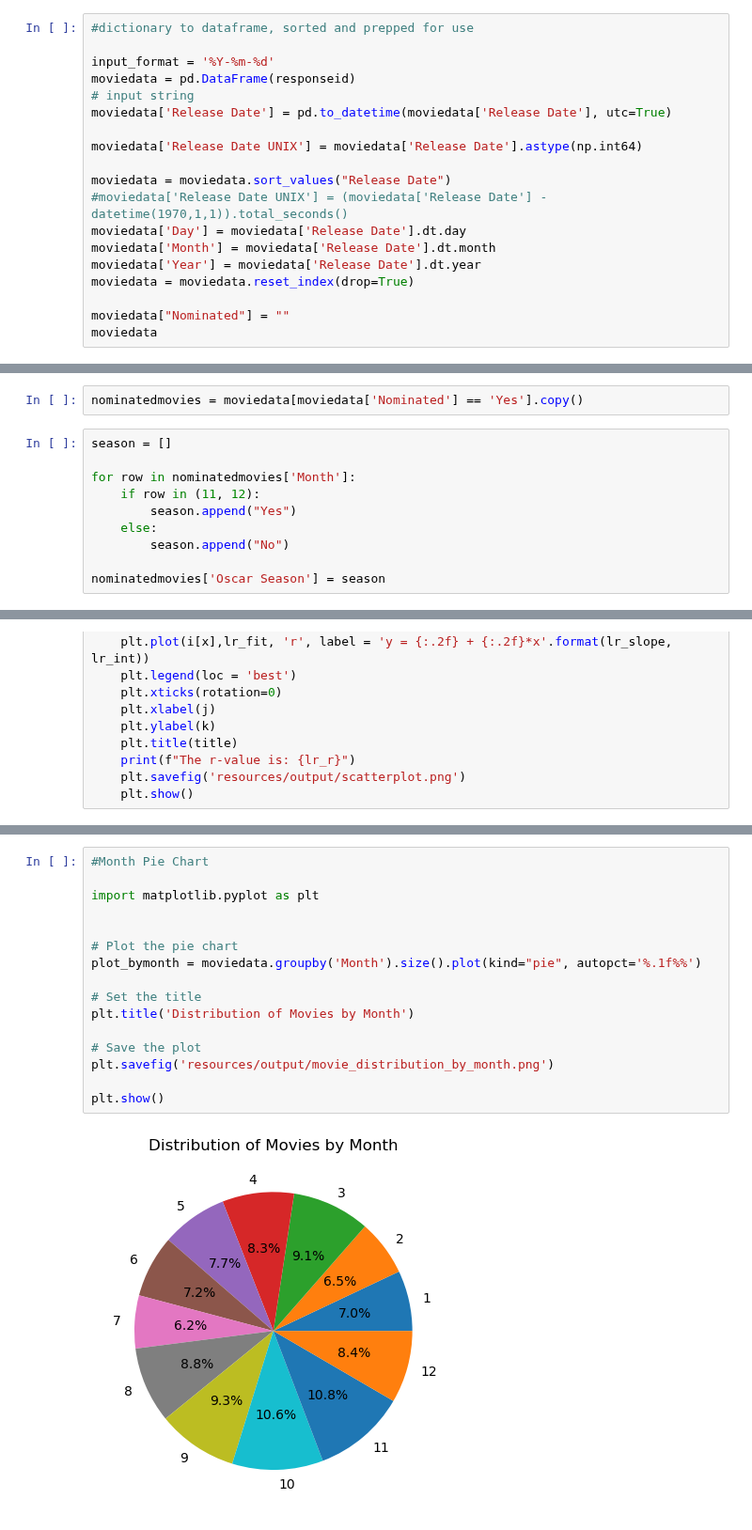
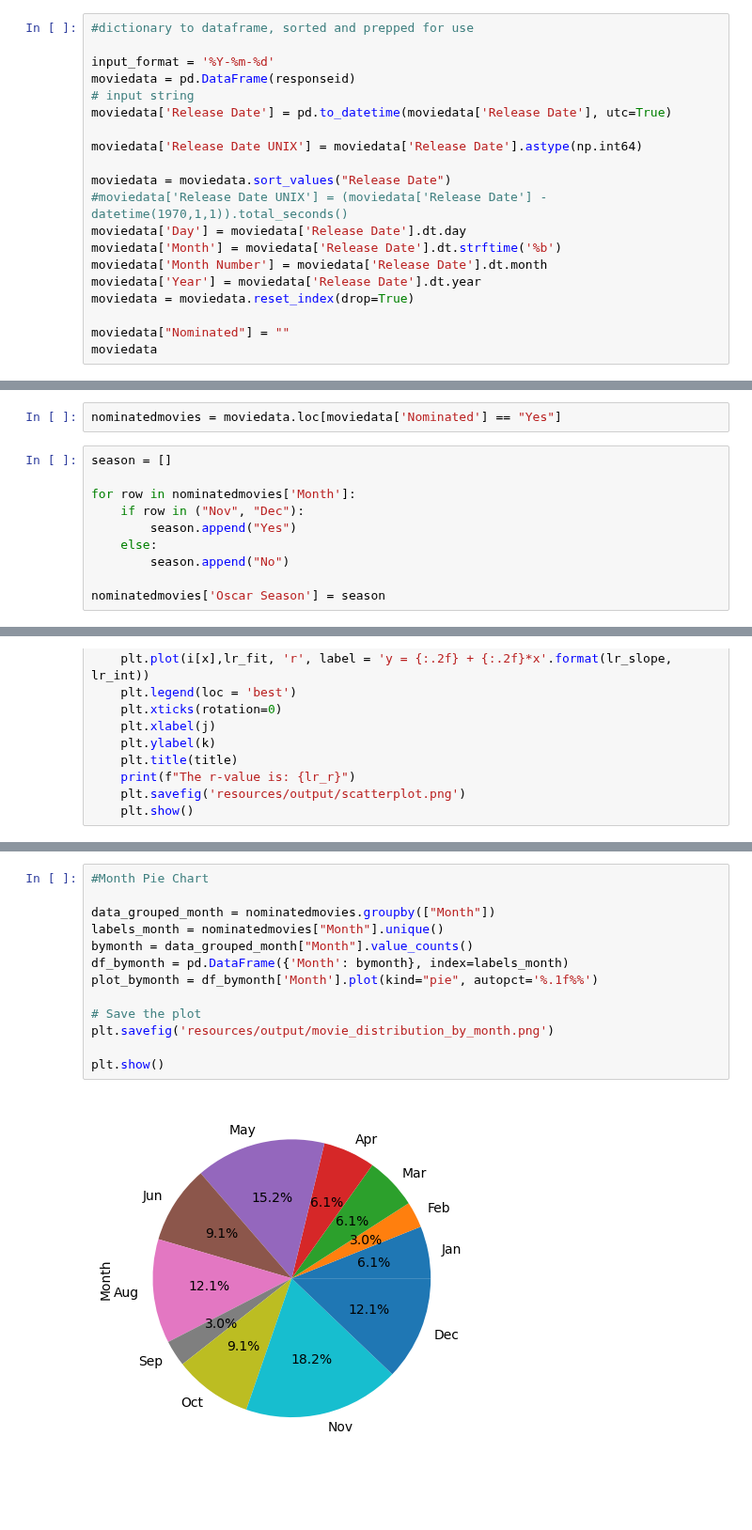
Before and after one commit to jamieah80/group-project-one, a Jupyter notebook: main.ipynb, the cells around one changed output, grey strips where cells are left out. Shown at 94% size. Saved outputs shown, nothing was run; the diff lists cells and outputs as text; blank space fills up the shorter version.

```diff
--- a/main.ipynb
+++ b/main.ipynb
@@ -73,7 +65,8 @@ moviedata['Release Date UNIX'] = moviedata['Release Date'].astype(np.int64)
 moviedata = moviedata.sort_values("Release Date")
 #moviedata['Release Date UNIX'] = (moviedata['Release Date'] - datetime(1970,1,1)).total_seconds()
 moviedata['Day'] = moviedata['Release Date'].dt.day
-moviedata['Month'] = moviedata['Release Date'].dt.month
+moviedata['Month'] = moviedata['Release Date'].dt.strftime('%b')
+moviedata['Month Number'] = moviedata['Release Date'].dt.month
 moviedata['Year'] = moviedata['Release Date'].dt.year
 moviedata = moviedata.reset_index(drop=True)
 
@@ -111,12 +104,12 @@ for movie in titles:
 
 moviedata['Nominated'] = noms
 # %%
-nominatedmovies = moviedata[moviedata['Nominated'] == 'Yes'].copy()
+nominatedmovies = moviedata.loc[moviedata['Nominated'] == "Yes"]
 # %%
 season = []
 
 for row in nominatedmovies['Month']:
-    if row in (11, 12):
+    if row in ("Nov", "Dec"):
         season.append("Yes")
     else:
         season.append("No")
@@ -211,19 +204,16 @@ The r-value is: 0.03996319289905459
 # %%
 #Month Pie Chart
 
-import matplotlib.pyplot as plt
-
-
-# Plot the pie chart
-plot_bymonth = moviedata.groupby('Month').size().plot(kind="pie", autopct='%.1f%%')
-
-# Set the title
-plt.title('Distribution of Movies by Month')
+data_grouped_month = nominatedmovies.groupby(["Month"])
+labels_month = nominatedmovies["Month"].unique()
+bymonth = data_grouped_month["Month"].value_counts()
+df_bymonth = pd.DataFrame({'Month': bymonth}, index=labels_month)
+plot_bymonth = df_bymonth['Month'].plot(kind="pie", autopct='%.1f%%')
 
 # Save the plot
 plt.savefig('resources/output/movie_distribution_by_month.png')
 
 plt.show()
 # %% [output]
-[figure, old version]
+[figure, new version]
 # %%
```
Also changed, not shown: parts of 9 cells of this notebook, 6 other files.
